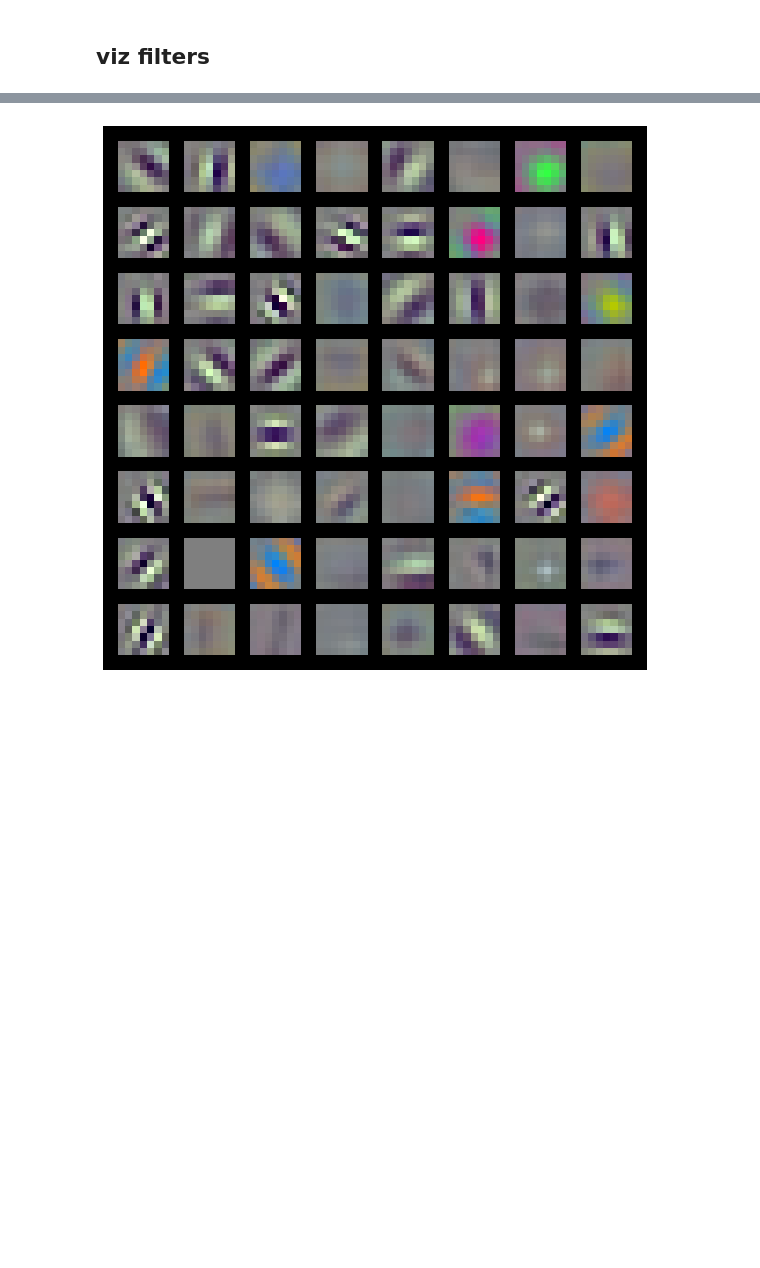
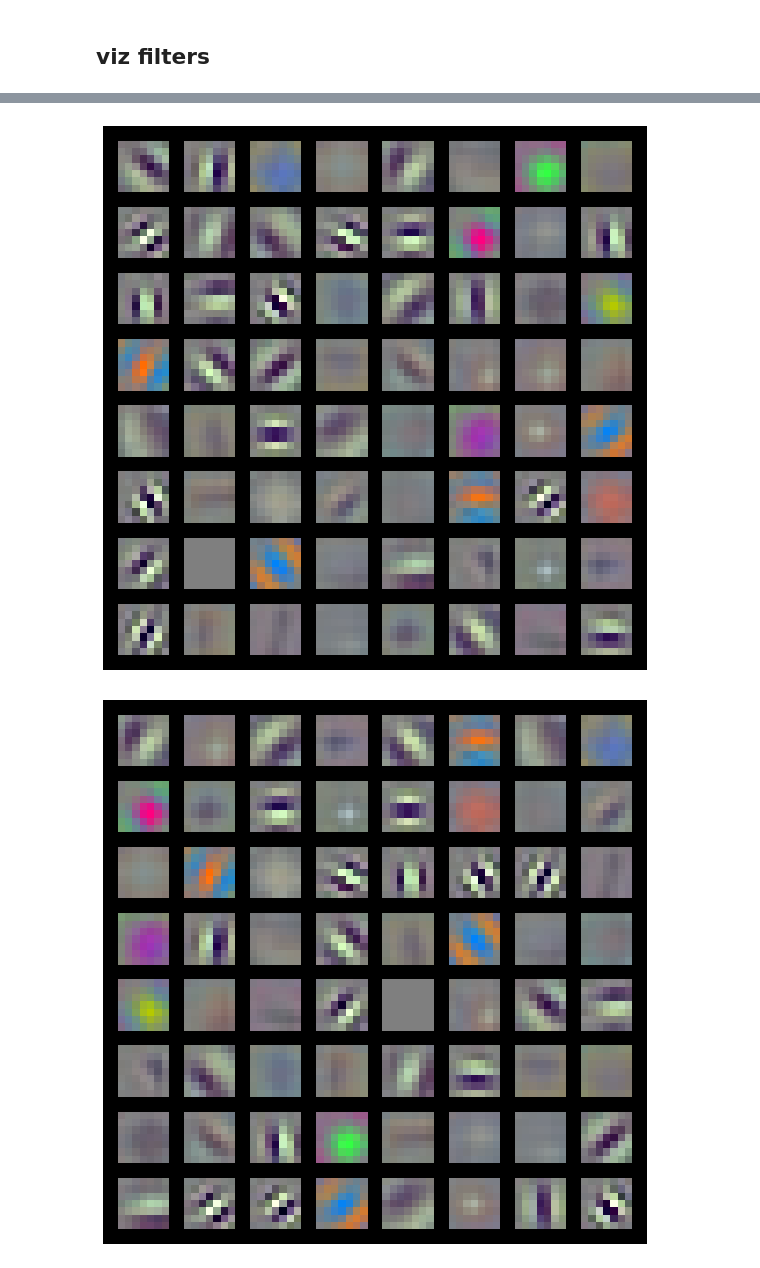
Before and after one commit to KellerJordan/REPAIR, a Jupyter notebook: notebooks/Permute-ImageNet-ResNet50.ipynb, the cells around one changed output, grey strips where cells are left out. Drawn from its saved outputs; the diff is of its cells as text; code cells hidden in the pictures; blank space fills up the shorter version.

```diff
--- a/notebooks/Permute-ImageNet-ResNet50.ipynb
+++ b/notebooks/Permute-ImageNet-ResNet50.ipynb
@@ -415,9 +499,17 @@ def viz(w):
 # %%
 model = resnet50()
 load_model(model, 'imagenet/resnet50_v1')
+w1 = model.conv1.weight.data.clone()
 viz(model.conv1.weight)
 load_model(model, 'imagenet/resnet50_v2')
+w2 = model.conv1.weight.data.clone()
 viz(model.conv1.weight)
+
+model = add_junctures(model)
+load_model(model, 'imagenet/resnet50j_v2_perm1')
+w3 = model.conv1.weight.data.clone()
+viz(model.conv1.weight)
 # %% [output]
 [figure]
 [figure]
+[figure, added]
```
Also changed, not shown: parts of 32 cells of this notebook, 3 other files.
